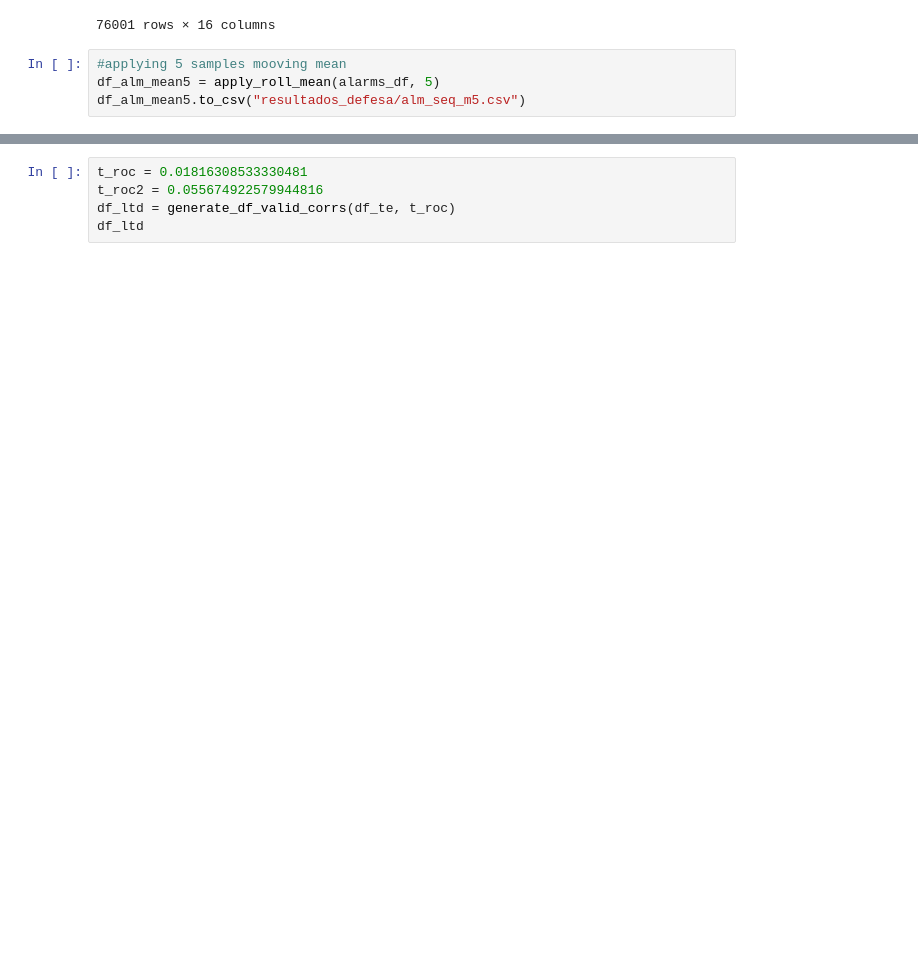
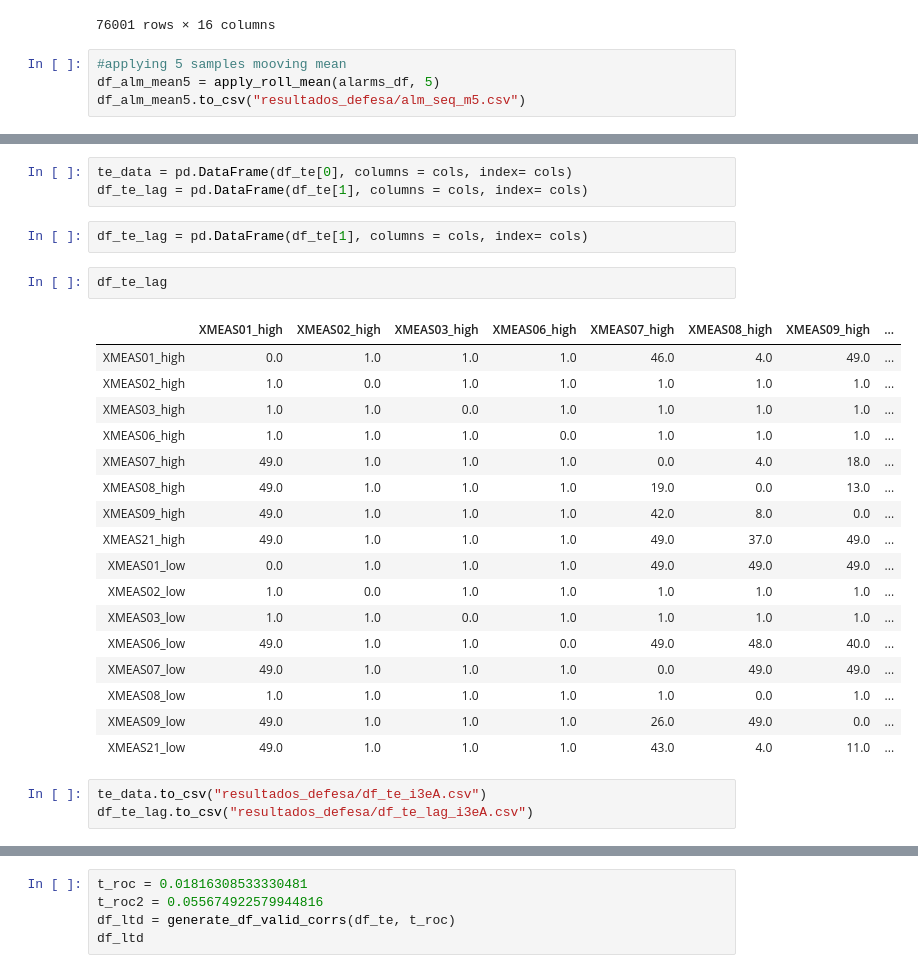
Before and after one commit to ruteee/pesquisa, a Jupyter notebook: TransEntropy_mod.ipynb, the cells around one changed output, grey strips where cells are left out. Saved outputs shown, nothing was run; the diff lists cells and outputs as text; blank space fills up the shorter version.

```diff
--- a/TransEntropy_mod.ipynb
+++ b/TransEntropy_mod.ipynb
@@ -556,0 +579,28 @@ df_te.to_csv("resultados_defesa/df_te.csv")
+# %%
+te_data = pd.DataFrame(df_te[0], columns = cols, index= cols)
+df_te_lag = pd.DataFrame(df_te[1], columns = cols, index= cols)
+# %%
+df_te_lag = pd.DataFrame(df_te[1], columns = cols, index= cols)
+# %%
+df_te_lag
+# %% [output]
+|  | XMEAS01_high | XMEAS02_high | XMEAS03_high | XMEAS06_high | XMEAS07_high | XMEAS08_high | XMEAS09_high | ... |
+| XMEAS01_high | 0.0 | 1.0 | 1.0 | 1.0 | 46.0 | 4.0 | 49.0 | ... |
+| XMEAS02_high | 1.0 | 0.0 | 1.0 | 1.0 | 1.0 | 1.0 | 1.0 | ... |
+| XMEAS03_high | 1.0 | 1.0 | 0.0 | 1.0 | 1.0 | 1.0 | 1.0 | ... |
+| XMEAS06_high | 1.0 | 1.0 | 1.0 | 0.0 | 1.0 | 1.0 | 1.0 | ... |
+| XMEAS07_high | 49.0 | 1.0 | 1.0 | 1.0 | 0.0 | 4.0 | 18.0 | ... |
+| XMEAS08_high | 49.0 | 1.0 | 1.0 | 1.0 | 19.0 | 0.0 | 13.0 | ... |
+| XMEAS09_high | 49.0 | 1.0 | 1.0 | 1.0 | 42.0 | 8.0 | 0.0 | ... |
+| XMEAS21_high | 49.0 | 1.0 | 1.0 | 1.0 | 49.0 | 37.0 | 49.0 | ... |
+| XMEAS01_low | 0.0 | 1.0 | 1.0 | 1.0 | 49.0 | 49.0 | 49.0 | ... |
+| XMEAS02_low | 1.0 | 0.0 | 1.0 | 1.0 | 1.0 | 1.0 | 1.0 | ... |
+| XMEAS03_low | 1.0 | 1.0 | 0.0 | 1.0 | 1.0 | 1.0 | 1.0 | ... |
+| XMEAS06_low | 49.0 | 1.0 | 1.0 | 0.0 | 49.0 | 48.0 | 40.0 | ... |
+| XMEAS07_low | 49.0 | 1.0 | 1.0 | 1.0 | 0.0 | 49.0 | 49.0 | ... |
+| XMEAS08_low | 1.0 | 1.0 | 1.0 | 1.0 | 1.0 | 0.0 | 1.0 | ... |
+| XMEAS09_low | 49.0 | 1.0 | 1.0 | 1.0 | 26.0 | 49.0 | 0.0 | ... |
+| XMEAS21_low | 49.0 | 1.0 | 1.0 | 1.0 | 43.0 | 4.0 | 11.0 | ... |
+# %%
+te_data.to_csv("resultados_defesa/df_te_i3eA.csv")
+df_te_lag.to_csv("resultados_defesa/df_te_lag_i3eA.csv")
```
Also changed, not shown: parts of 20 cells of this notebook, 7 other files.
